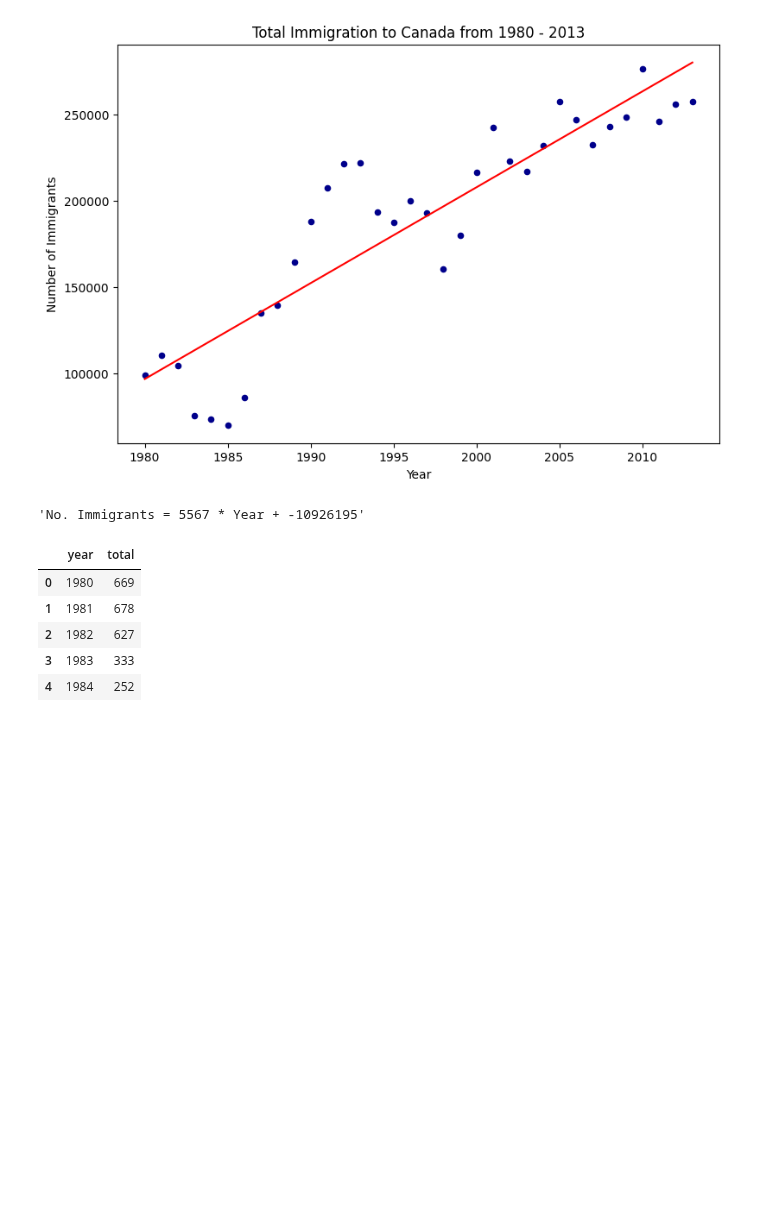
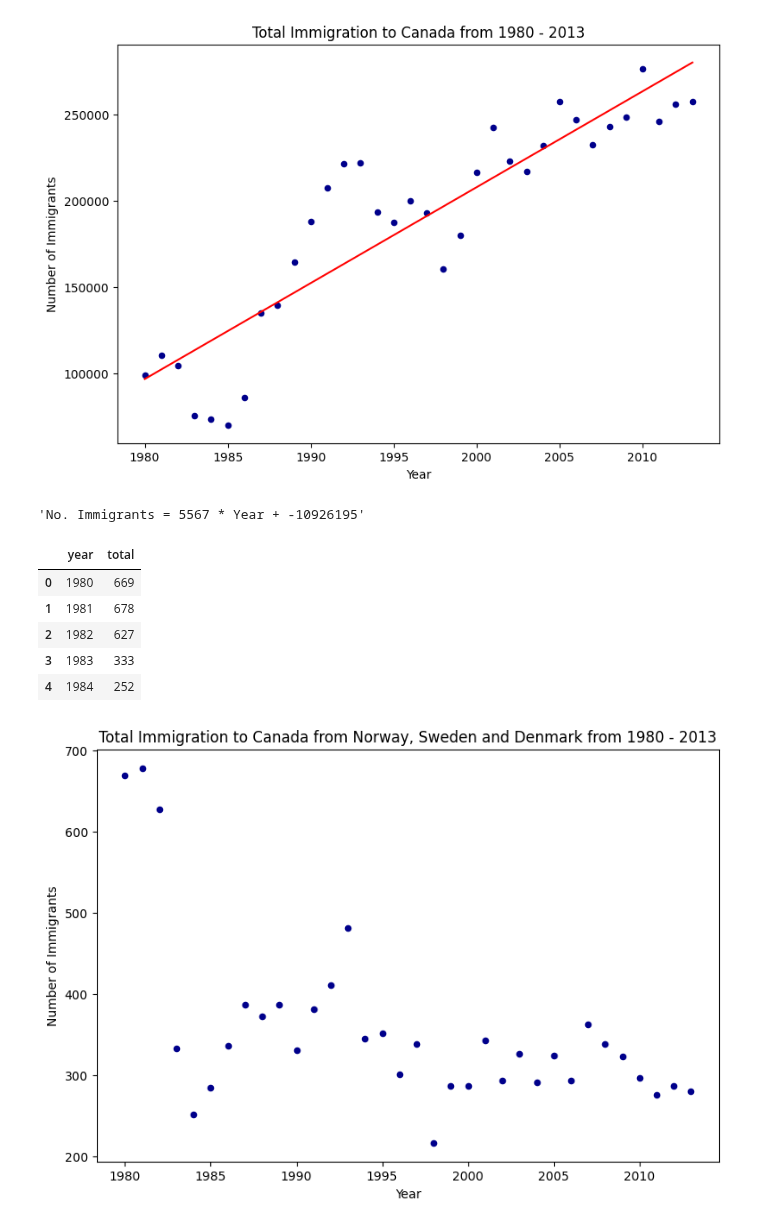
Before and after one commit to RajnishAdhikari/DataAnalysis, a Jupyter notebook: visualization_piecharts_boxplots_scatterplots_bubbleplots.ipynb, the cells around one changed output. Cells and saved outputs as stored; diff of their text form; code cells hidden in the pictures; blank space fills up the shorter version.

Commit message:
generating the scatter plot by plotting the total versus year in df_total

```diff
--- a/visualization_piecharts_boxplots_scatterplots_bubbleplots.ipynb
+++ b/visualization_piecharts_boxplots_scatterplots_bubbleplots.ipynb
@@ -585,3 +585,13 @@ df_total.head()
 | 2 | 1982 | 627 |
 | 3 | 1983 | 333 |
 | 4 | 1984 | 252 |
+# %%
+# Step 2: Generate the scatter plot by plotting the total versus year in df_total.
+
+df_total.plot(kind='scatter', x='year', y='total', figsize=(9,6), color = 'darkblue')
+plt.title('Total Immigration to Canada from Norway, Sweden and Denmark from 1980 - 2013')
+plt.xlabel('Year')
+plt.ylabel('Number of Immigrants')
+plt.show()
+# %% [output]
+[figure, added]
```
